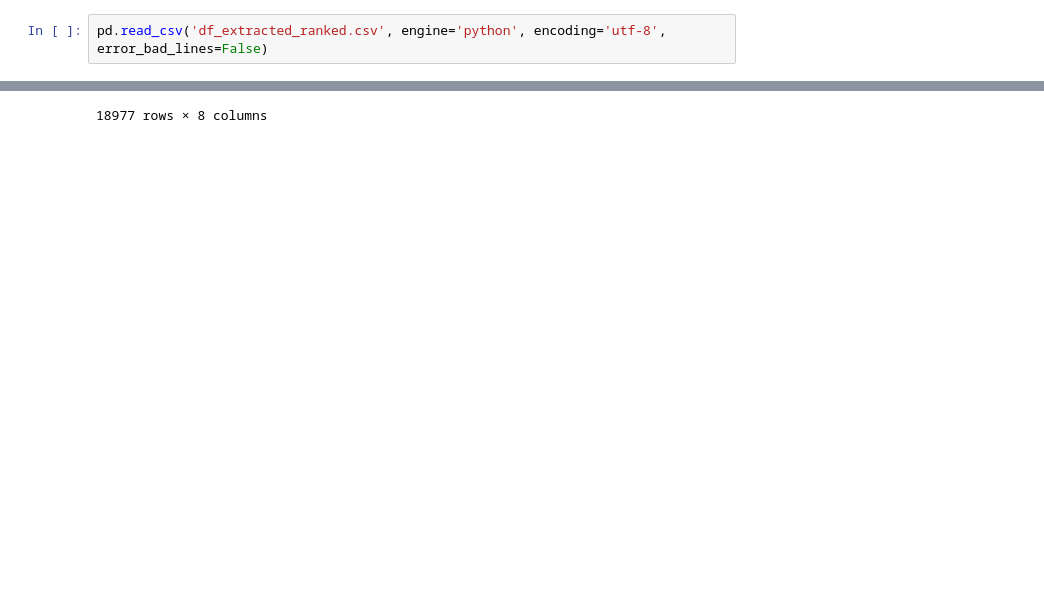
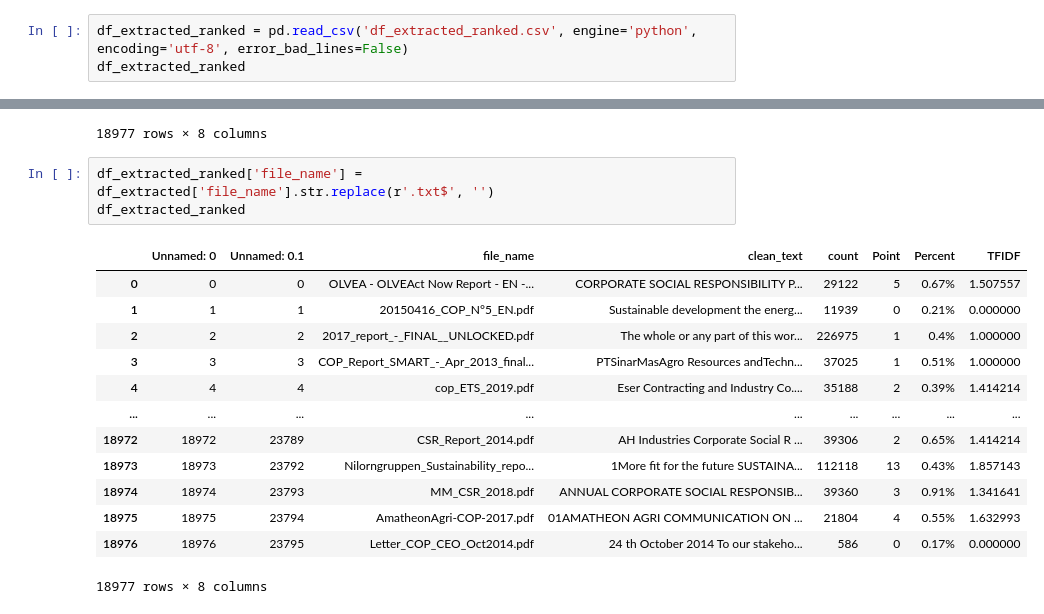
Before and after one commit to ohikendoit/CBi-MRC-Analytics, a Jupyter notebook: src/NER/rank_text_content.ipynb, the cells around one changed output, grey strips where cells are left out. Saved outputs shown, nothing was run; the diff lists cells and outputs as text; blank space fills up the shorter version.

```diff
--- a/src/NER/rank_text_content.ipynb
+++ b/src/NER/rank_text_content.ipynb
@@ -372,7 +372,8 @@ df_extracted
 #Finalization
 df_extracted.to_csv('df_extracted_ranked.csv')
 # %%
-pd.read_csv('df_extracted_ranked.csv', engine='python', encoding='utf-8', error_bad_lines=False)
+df_extracted_ranked = pd.read_csv('df_extracted_ranked.csv', engine='python', encoding='utf-8', error_bad_lines=False)
+df_extracted_ranked
 # %% [output]
 |  | Unnamed: 0 | Unnamed: 0.1 | file_name | clean_text | count | Point | Percent | TFIDF |
 | 0 | 0 | 0 | OLVEA - OLVEAct Now Report - EN -... | CORPORATE SOCIAL RESPONSIBILITY P... | 29122 | 5 | 0.67% | 1.507557 |
@@ -387,3 +388,20 @@ pd.read_csv('df_extracted_ranked.csv', engine='python', encoding='utf-8', error_
 | 18975 | 18975 | 23794 | AmatheonAgri-COP-2017.pdf.txt | 01AMATHEON AGRI COMMUNICATION ON ... | 21804 | 4 | 0.55% | 1.632993 |
 | 18976 | 18976 | 23795 | Letter_COP_CEO_Oct2014.pdf.txt | 24 th October 2014 To our stakeho... | 586 | 0 | 0.17% | 0.000000 |
 18977 rows × 8 columns
+# %%
+df_extracted_ranked['file_name'] = df_extracted['file_name'].str.replace(r'.txt$', '')
+df_extracted_ranked
+# %% [output]
+|  | Unnamed: 0 | Unnamed: 0.1 | file_name | clean_text | count | Point | Percent | TFIDF |
+| 0 | 0 | 0 | OLVEA - OLVEAct Now Report - EN -... | CORPORATE SOCIAL RESPONSIBILITY P... | 29122 | 5 | 0.67% | 1.507557 |
+| 1 | 1 | 1 | 20150416_COP_N°5_EN.pdf | Sustainable development the energ... | 11939 | 0 | 0.21% | 0.000000 |
+| 2 | 2 | 2 | 2017_report_-_FINAL__UNLOCKED.pdf | The whole or any part of this wor... | 226975 | 1 | 0.4% | 1.000000 |
+| 3 | 3 | 3 | COP_Report_SMART_-_Apr_2013_final... | PTSinarMasAgro Resources andTechn... | 37025 | 1 | 0.51% | 1.000000 |
+| 4 | 4 | 4 | cop_ETS_2019.pdf | Eser Contracting and Industry Co.... | 35188 | 2 | 0.39% | 1.414214 |
+| ... | ... | ... | ... | ... | ... | ... | ... | ... |
+| 18972 | 18972 | 23789 | CSR_Report_2014.pdf | AH Industries Corporate Social R ... | 39306 | 2 | 0.65% | 1.414214 |
+| 18973 | 18973 | 23792 | Nilorngruppen_Sustainability_repo... | 1More fit for the future SUSTAINA... | 112118 | 13 | 0.43% | 1.857143 |
+| 18974 | 18974 | 23793 | MM_CSR_2018.pdf | ANNUAL CORPORATE SOCIAL RESPONSIB... | 39360 | 3 | 0.91% | 1.341641 |
+| 18975 | 18975 | 23794 | AmatheonAgri-COP-2017.pdf | 01AMATHEON AGRI COMMUNICATION ON ... | 21804 | 4 | 0.55% | 1.632993 |
+| 18976 | 18976 | 23795 | Letter_COP_CEO_Oct2014.pdf | 24 th October 2014 To our stakeho... | 586 | 0 | 0.17% | 0.000000 |
+18977 rows × 8 columns
```
Also changed, not shown: parts of 2 cells of this notebook, 9 other files.
